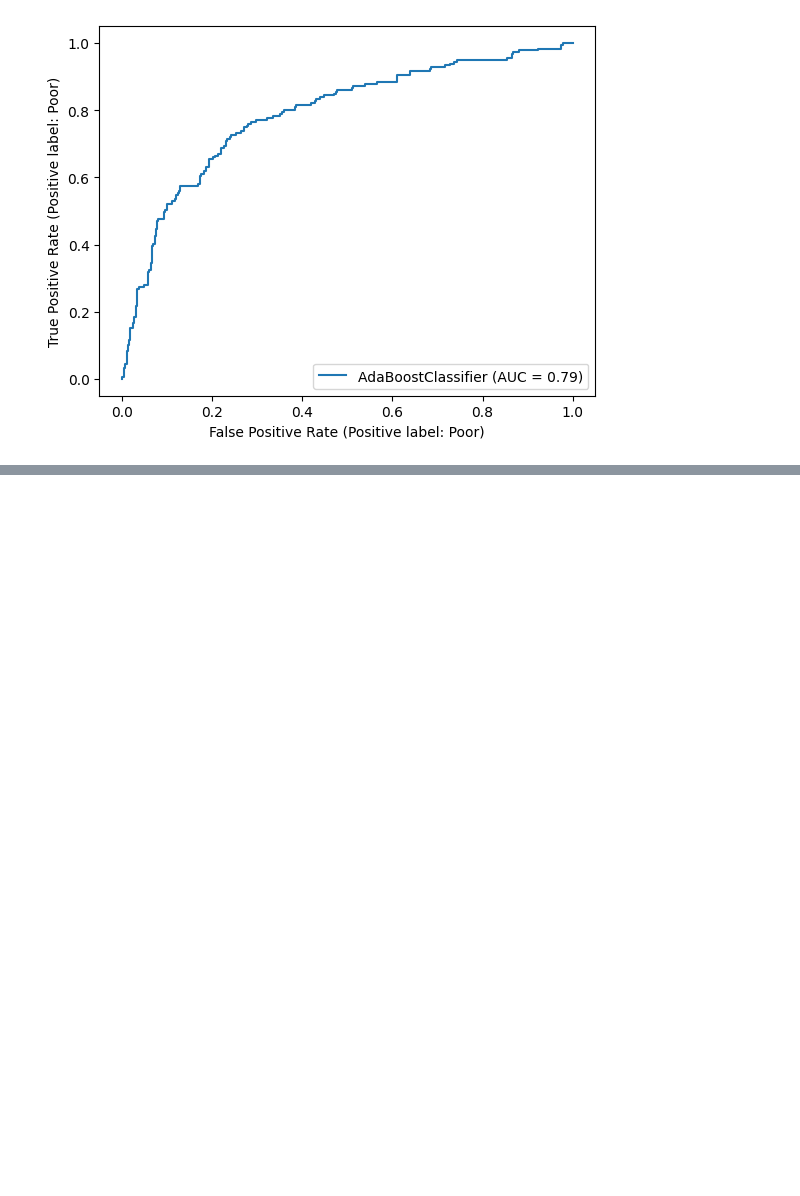
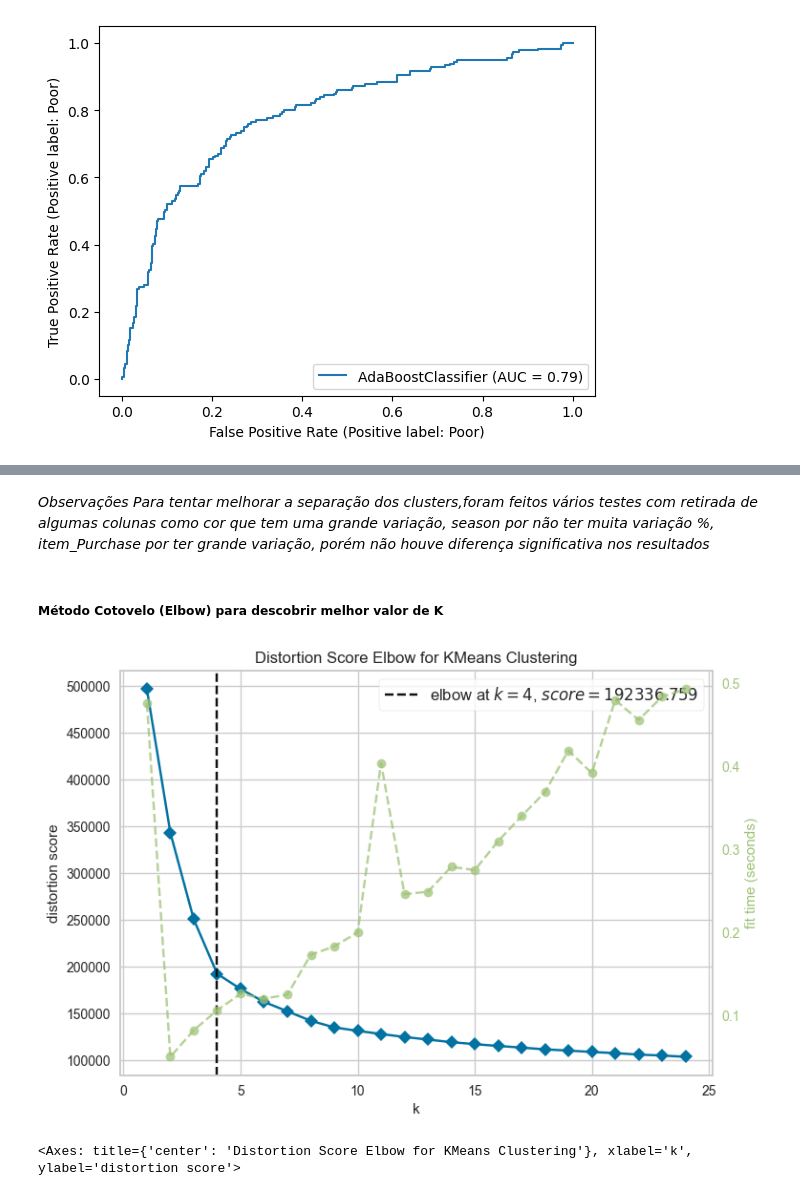
Before and after one commit to maurodomingues/Projeto_MachineLearningII, a Jupyter notebook: MLII_projeto.ipynb, the cells around one changed output, grey strips where cells are left out. Drawn from its saved outputs; the diff is of its cells as text; code cells hidden in the pictures; blank space fills up the shorter version.

```diff
--- a/MLII_projeto.ipynb
+++ b/MLII_projeto.ipynb
@@ -722,0 +974,3 @@ weighted avg       0.77      0.78      0.77       600
+# %%
+colunas_numericas = df_consumo.select_dtypes(include='number').columns
+colunas_categoricas = df_consumo.select_dtypes(include='O').columns
@@ -722,0 +988,11 @@ weighted avg       0.77      0.78      0.77       600
+# %%
+le = LabelEncoder()
+for coluna in colunas_categoricas:
+      df_consumo[coluna] = le.fit_transform(df_consumo[coluna])
+
+
+# Padronizar os dados (importante para o K-means)
+scaler = StandardScaler()
+df_consumo[colunas_numericas] = scaler.fit_transform(df_consumo[colunas_numericas])
+
+X = df_consumo.values
@@ -722,0 +1030,25 @@ weighted avg       0.77      0.78      0.77       600
+# %% [markdown]
+*Observações*
+*Para tentar melhorar a separação dos clusters,foram feitos vários testes com retirada de  algumas colunas como cor que tem uma grande variação, season por não ter muita variação %, item_Purchase por ter grande variação, porém não houve diferença significativa nos resultados*
+# %% [markdown]
+##### Método Cotovelo (Elbow) para descobrir melhor valor de K
+# %%
+# Carrega o modelo Kmeans e a função KElbowVisualizer do Yellowbrick
+from sklearn.cluster import KMeans
+from yellowbrick.cluster import KElbowVisualizer
+
+# Instancia o modelo
+model = KMeans(n_init=10)
+
+# Instancia o visualizador
+visualizer = KElbowVisualizer(model,       # o modelo K-means a ser utilizado
+                              k = (1, 25)) # Faixa de valores para o K
+
+# Fit do Visualizador
+visualizer.fit(X)
+
+# Mostra o gráfico
+visualizer.show()
+# %% [output]
+[figure, added]
+<Axes: title={'center': 'Distortion Score Elbow for KMeans Clustering'}, xlabel='k', ylabel='distortion score'>
```
Also changed, not shown: parts of 74 cells of this notebook.
